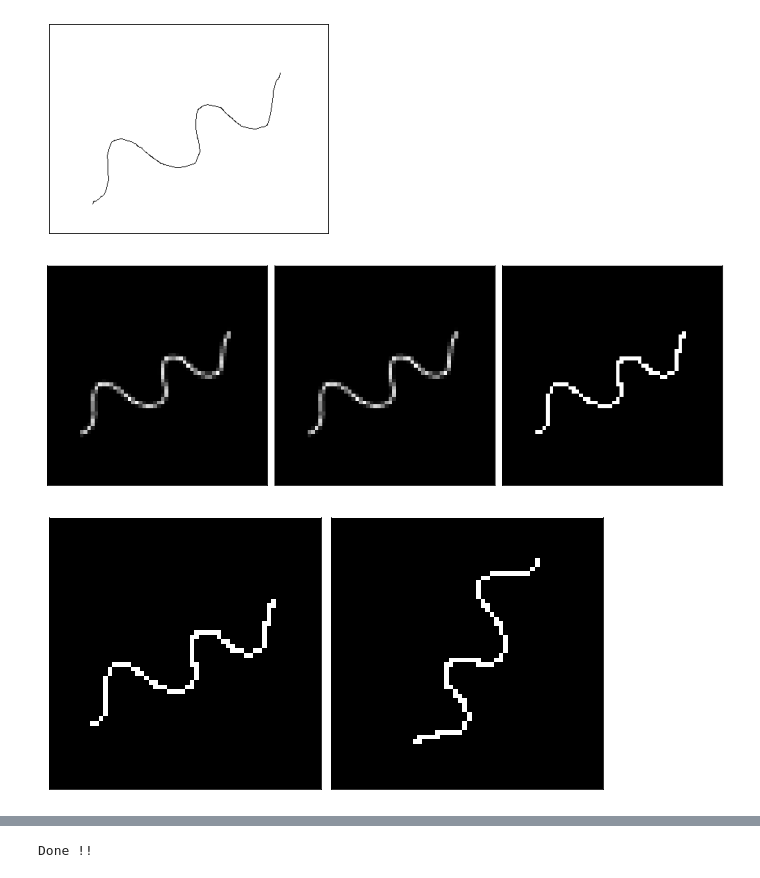
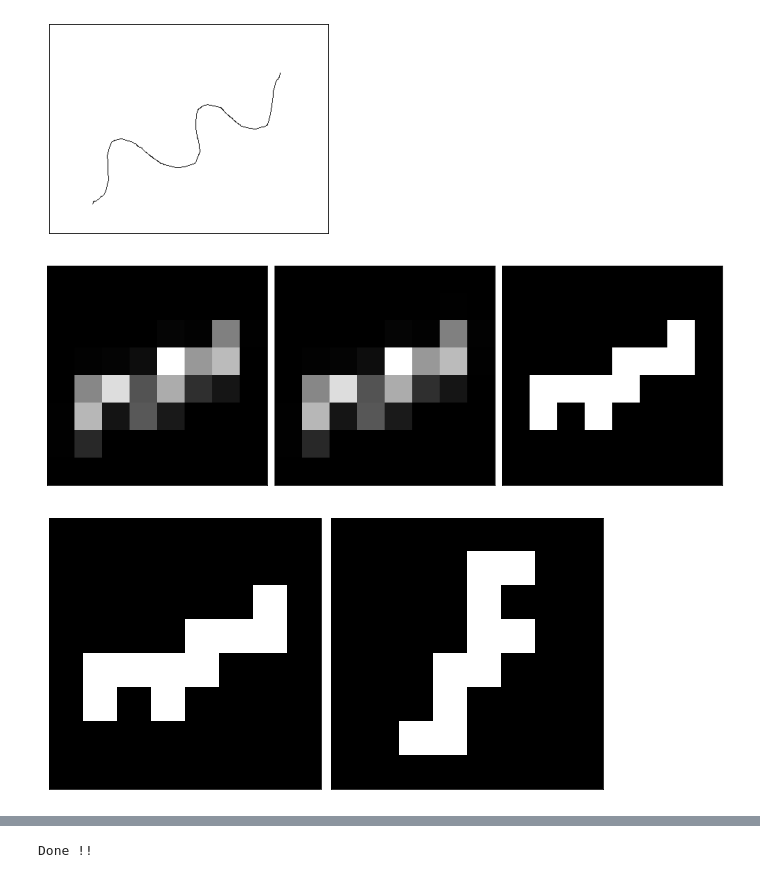
Before and after one commit to NanyangBot/task_planning, a Jupyter notebook: notebooks/drawline.ipynb, the cells around one changed output, grey strips where cells are left out. Cells and saved outputs as stored; diff of their text form; code cells hidden in the pictures.

Commit message:
Modified path generation to get smoother trajectory path

```diff
--- a/notebooks/drawline.ipynb
+++ b/notebooks/drawline.ipynb
@@ -69,14 +69,14 @@ def get_square(image, square_size):
         #mask = cv2.resize(mask, (square_size, square_size), interpolation = cv2.INTER_AREA)
     return mask
 # %%
-img0 = cv2.imread('/home/carlo/artc/workspaces/ntubot_ws/src/task_planning/images/freehand.png',0)
+img0 = cv2.imread('/home/rosi/atika-project/work/2023/iafpp-wp1.3-motion-planner/code/trajectory_planner_ws/src/task_planning/images/freehand.png',0)
 img = cv2.blur(img0, (35, 35))
 img = cv2.threshold(img, 250, 255, 0)[1]
 img = cv2.bitwise_not(img)
 #plt.imshow(img,cmap='gray')
 
 output = cv2.connectedComponentsWithStatsWithAlgorithm(img,8,cv2.CV_16U,-1)
-(numLabels, labels, stats, centroids) = output
+(numLabels, labels, _, _) = output
 tmp = np.zeros((numLabels-1,)+img0.shape, dtype=np.uint8)
 for l in range(1,numLabels):
     tmp[l-1][np.where(labels == l)] = 255
@@ -112,18 +100,18 @@ plot([thresh])
 # %% [output]
 [figure]
 # %%
-mask = get_square(imgs[-1],60)
+mask = get_square(imgs[-1],8)
 #mask = get_square(img,8)
 norm = cv2.normalize(mask, None, alpha=255, beta=1, norm_type=cv2.NORM_MINMAX, dtype=cv2.CV_16U).astype(np.uint8)
 thresh2 = cv2.threshold(norm, 75, 255, cv2.THRESH_BINARY)[1]
 #thin = cv2.ximgproc.thinning(thresh2, cv2.ximgproc.THINNING_ZHANGSUEN)
 plot([mask,norm,thresh2])
 # %% [output]
-[figure, old version]
+[figure, new version]
 # %%
 rot = cv2.rotate(thresh2, cv2.ROTATE_90_COUNTERCLOCKWISE)
 #rot = cv2.rotate(thin, cv2.ROTATE_90_COUNTERCLOCKWISE)
 flip = cv2.flip(rot, 0)
 plot([thresh2,flip])
 # %% [output]
-[figure, old version]
+[figure, new version]
```
Also changed, not shown: parts of 7 cells of this notebook, 1 other file.
